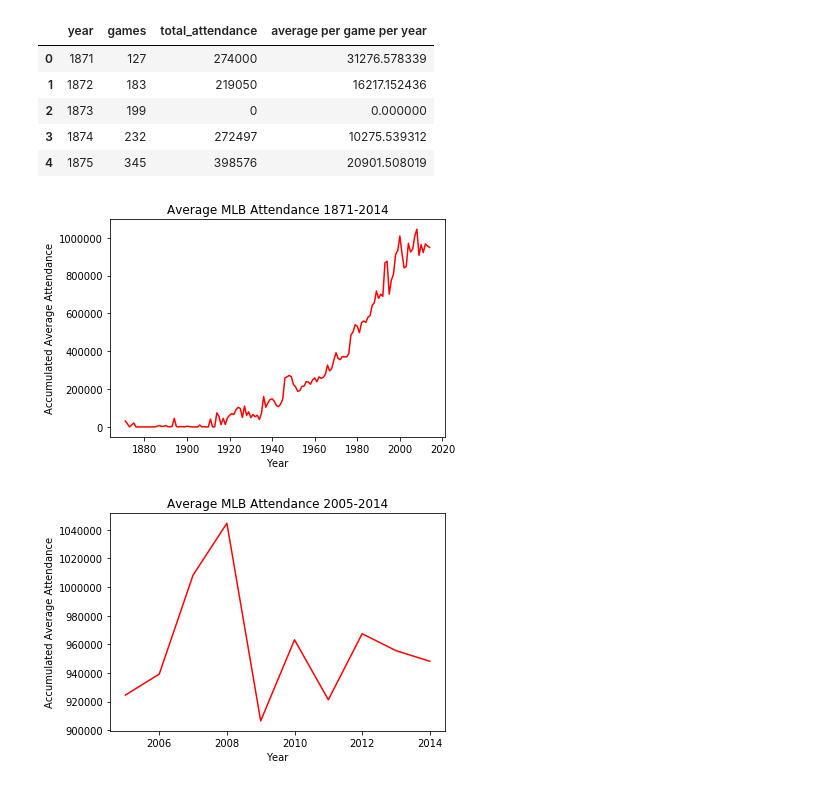
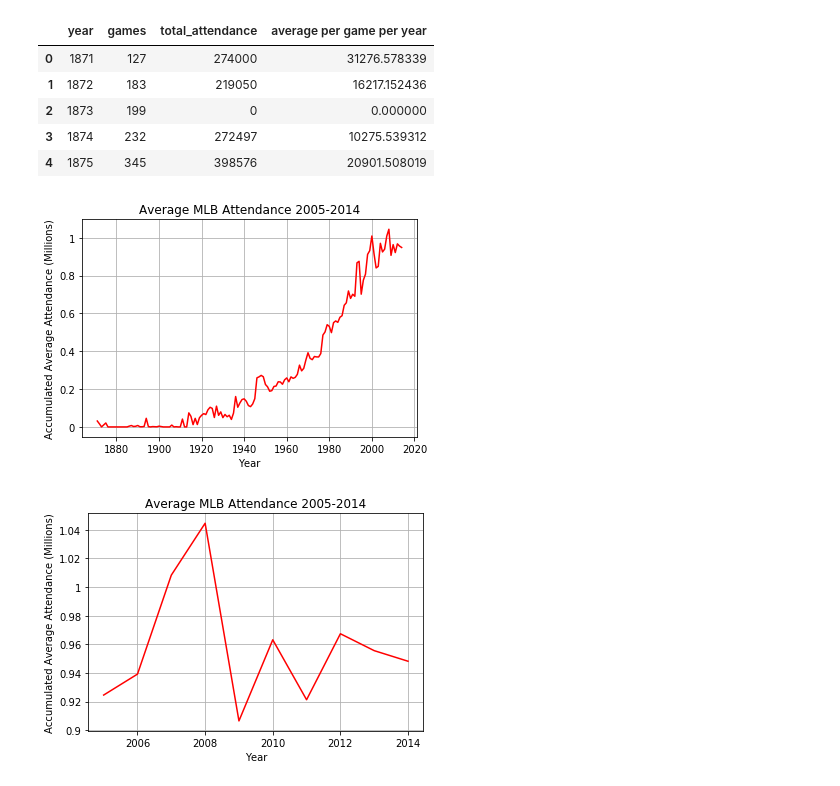
Before and after one commit to ethanzh/baseball-statistic-analysis, a Jupyter notebook: Attendance.ipynb, the cells around one changed output. Cells and saved outputs as stored; diff of their text form; code cells hidden in the pictures.

Commit message:
Graph readability

```diff
--- a/Attendance.ipynb
+++ b/Attendance.ipynb
@@ -73,32 +74,46 @@ import matplotlib.pyplot as plt
 # %%
 # Make a line graph of all every year
+
+fig, ax = plt.subplots()
 
 x = new_attendance['year']
 y = new_attendance['average per game per year']
 
-plt.title("Average MLB Attendance 1871-2014")
+plt.grid(True)
+plt.title("Average MLB Attendance 2005-2014")
 plt.xlabel("Year")
-plt.ylabel("Accumulated Average Attendance")
+plt.ylabel("Accumulated Average Attendance (Millions)")
 
-plt.plot(x, y, 'r')
+scale_y = 1e6
+ticks_y = ticker.FuncFormatter(lambda x, pos: '{0:g}'.format(x/scale_y))
+ax.yaxis.set_major_formatter(ticks_y)
+
+plt.plot(x, y, 'orang')
 
 plt.show()
 # %% [output]
-[figure, old version]
+[figure, new version]
 # %%
 # Same as above, but only the past ten years (to show the levelling-out)
 
 last_ten_years = new_attendance.tail(10)
 
+fig, ax = plt.subplots()
+
 x = last_ten_years['year']
 y = last_ten_years['average per game per year']
 
+plt.grid(True)
 plt.title("Average MLB Attendance 2005-2014")
 plt.xlabel("Year")
-plt.ylabel("Accumulated Average Attendance")
+plt.ylabel("Accumulated Average Attendance (Millions)")
+
+scale_y = 1e6
+ticks_y = ticker.FuncFormatter(lambda x, pos: '{0:g}'.format(x/scale_y))
+ax.yaxis.set_major_formatter(ticks_y)
 
 plt.plot(x, y, 'r')
 
 plt.show()
 # %% [output]
-[figure, old version]
+[figure, new version]
```
Also changed, not shown: parts of 1 cell of this notebook.
